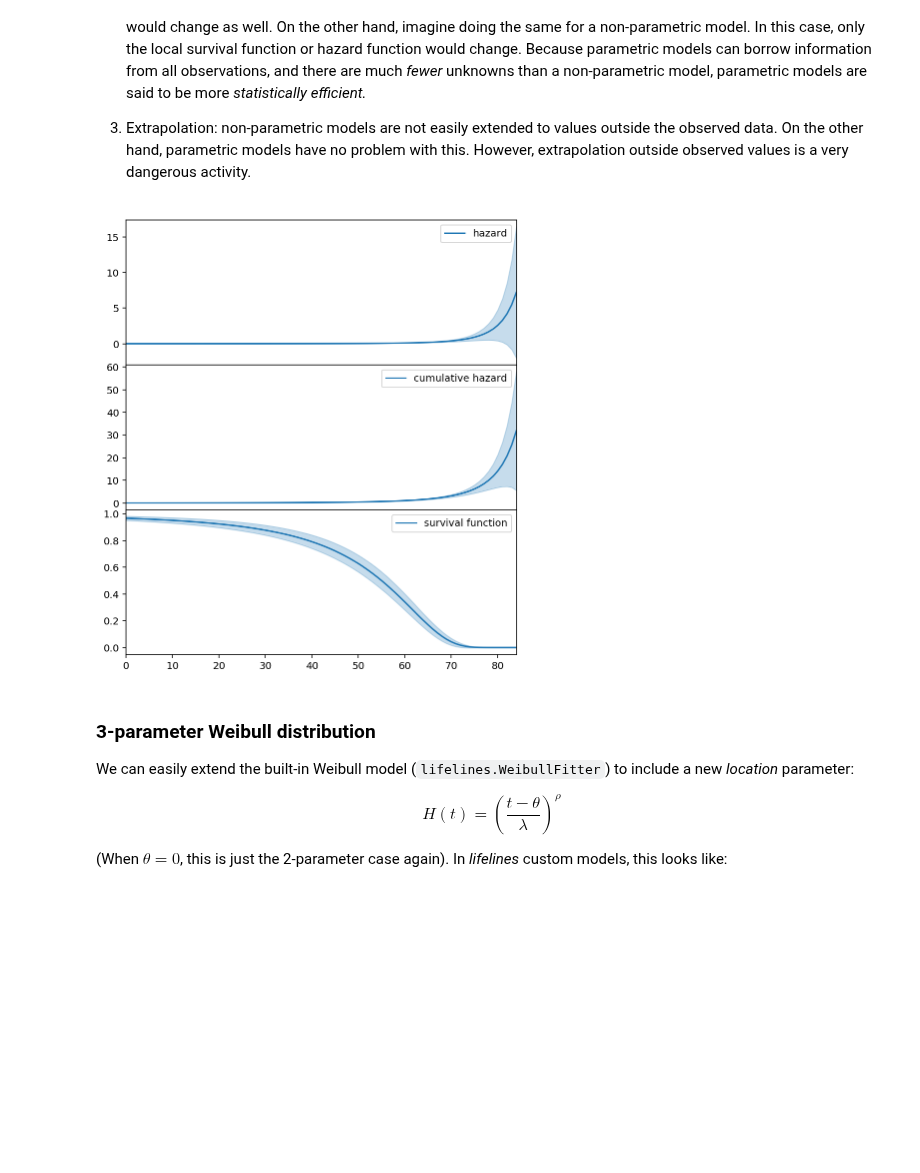
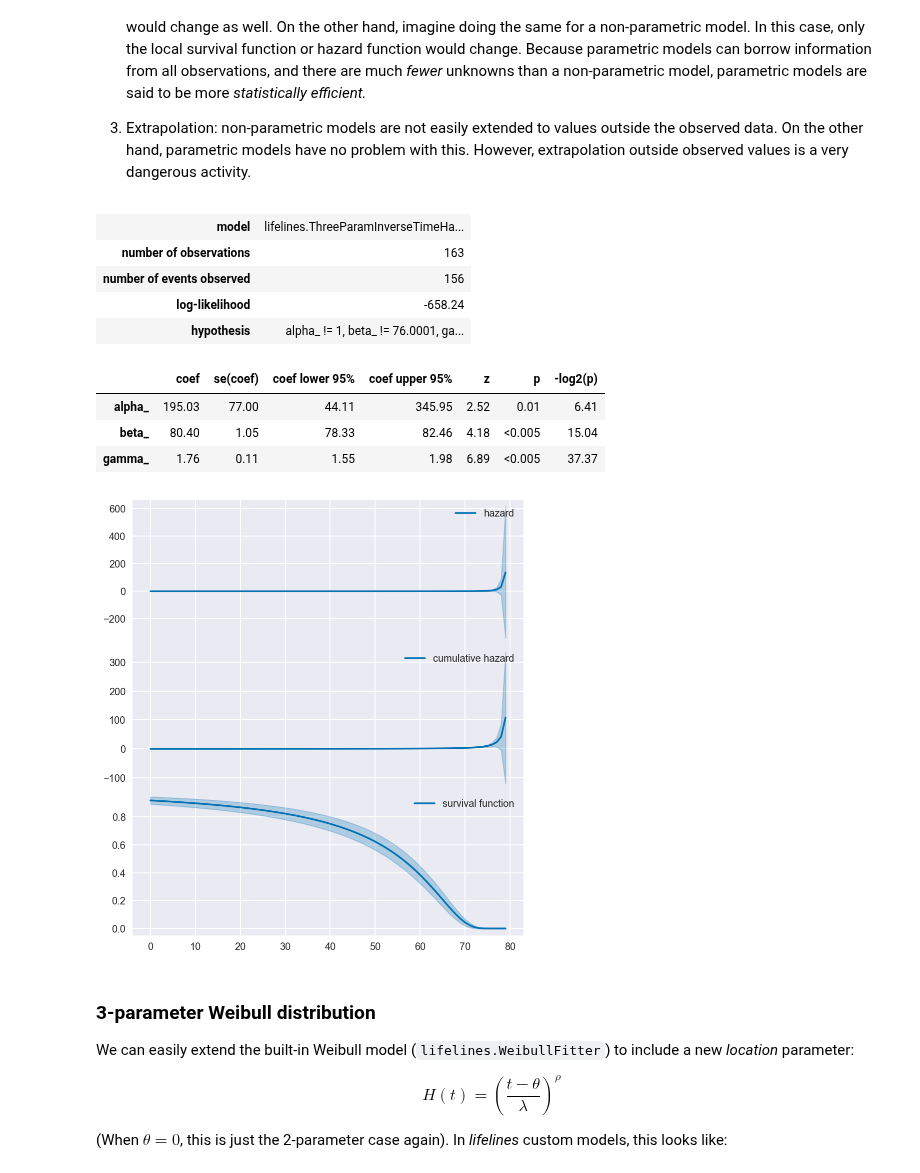
Before and after one commit to CamDavidsonPilon/lifelines, a Jupyter notebook: docs/jupyter_notebooks/Piecewise Exponential Models and Creating Custom Models.ipynb, the cells around one changed output. Saved outputs shown, nothing was run; the diff lists cells and outputs as text; code cells hidden in the pictures; blank space fills up the shorter version.

```diff
--- a/docs/jupyter_notebooks/Piecewise Exponential Models and Creating Custom Models.ipynb
+++ b/docs/jupyter_notebooks/Piecewise Exponential Models and Creating Custom Models.ipynb
@@ -27,6 +27,8 @@ which implies that the cumulative hazard, $H(t)$, has a pretty simple form: $H(t
 # %%
 %matplotlib inline
 %config InlineBackend.figure_format = 'retina'
+plt.style.use('seaborn-colorblind')
+
 
 from matplotlib import pyplot as plt
 import numpy as np
@@ -279,20 +281,29 @@ Why fit parametric models anyways? Taking a step back, we are fitting parametric
 # %%
 fig, axs = plt.subplots(3, figsize=(7, 8), sharex=True)
 
-new_timeline = np.arange(0, 85)
+new_timeline = np.arange(0, 80)
 
 three_f = ThreeParamInverseTimeHazardFitter().fit(T, E, timeline=new_timeline)
 
 three_f.plot_hazard(label='hazard', ax=axs[0]).legend()
 three_f.plot_cumulative_hazard(label='cumulative hazard',  ax=axs[1]).legend()
 three_f.plot_survival_function(label='survival function',  ax=axs[2]).legend()
 
 fig.subplots_adjust(hspace=0)
 # Hide x labels and tick labels for all but bottom plot.
 for ax in axs:
     ax.label_outer()
 # %% [output]
+| model | lifelines.ThreeParamInverseTimeHa... |
+| number of observations | 163 |
+| number of events observed | 156 |
+| log-likelihood | -658.24 |
+| hypothesis | alpha_ != 1, beta_ != 76.0001, ga... |
+|  | coef | se(coef) | coef lower 95% | coef upper 95% | z | p | -log2(p) |
+| alpha_ | 195.03 | 77.00 | 44.11 | 345.95 | 2.52 | 0.01 | 6.41 |
+| beta_ | 80.40 | 1.05 | 78.33 | 82.46 | 4.18 | <0.005 | 15.04 |
+| gamma_ | 1.76 | 0.11 | 1.55 | 1.98 | 6.89 | <0.005 | 37.37 |
-[figure, old version]
+[figure, new version]
 # %% [markdown]
 ### 3-parameter Weibull distribution
 
```
Also changed, not shown: parts of 13 cells of this notebook, 8 other files.
